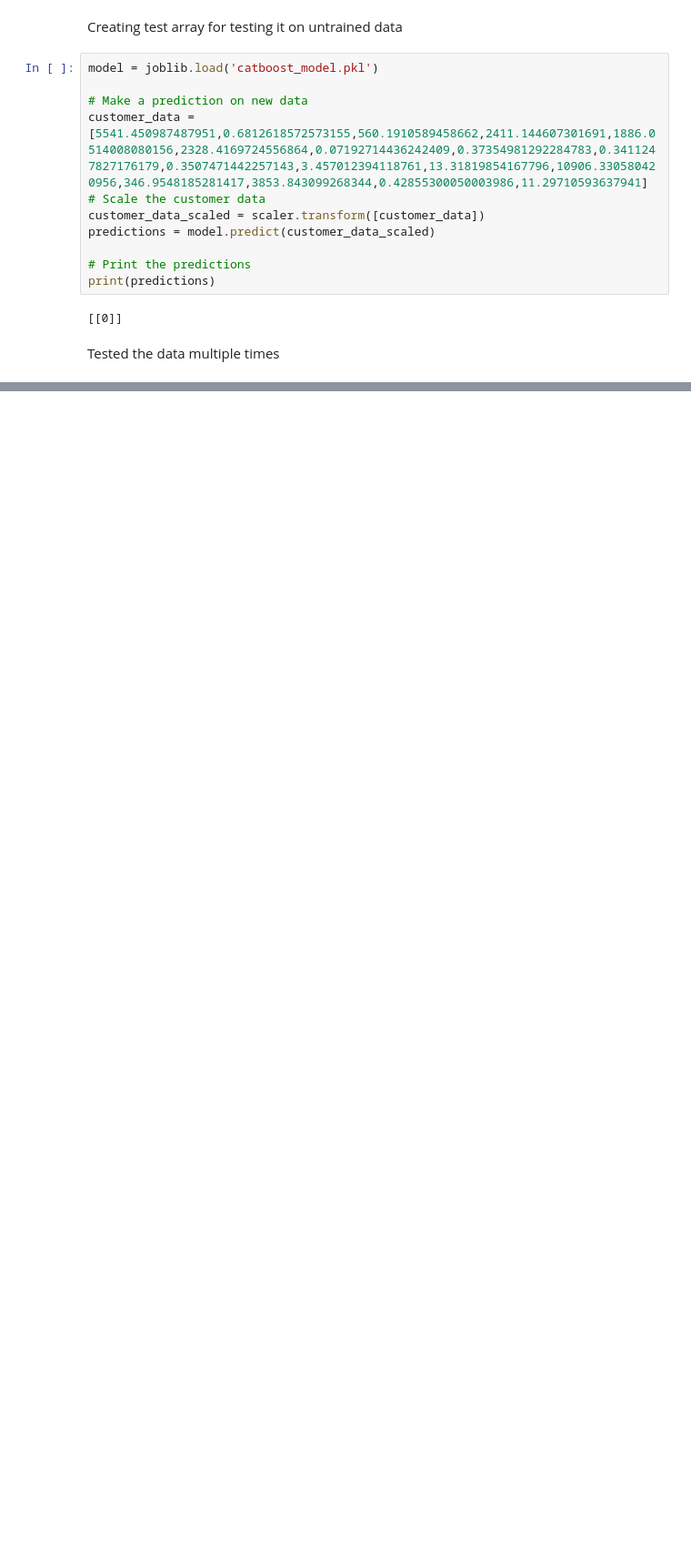
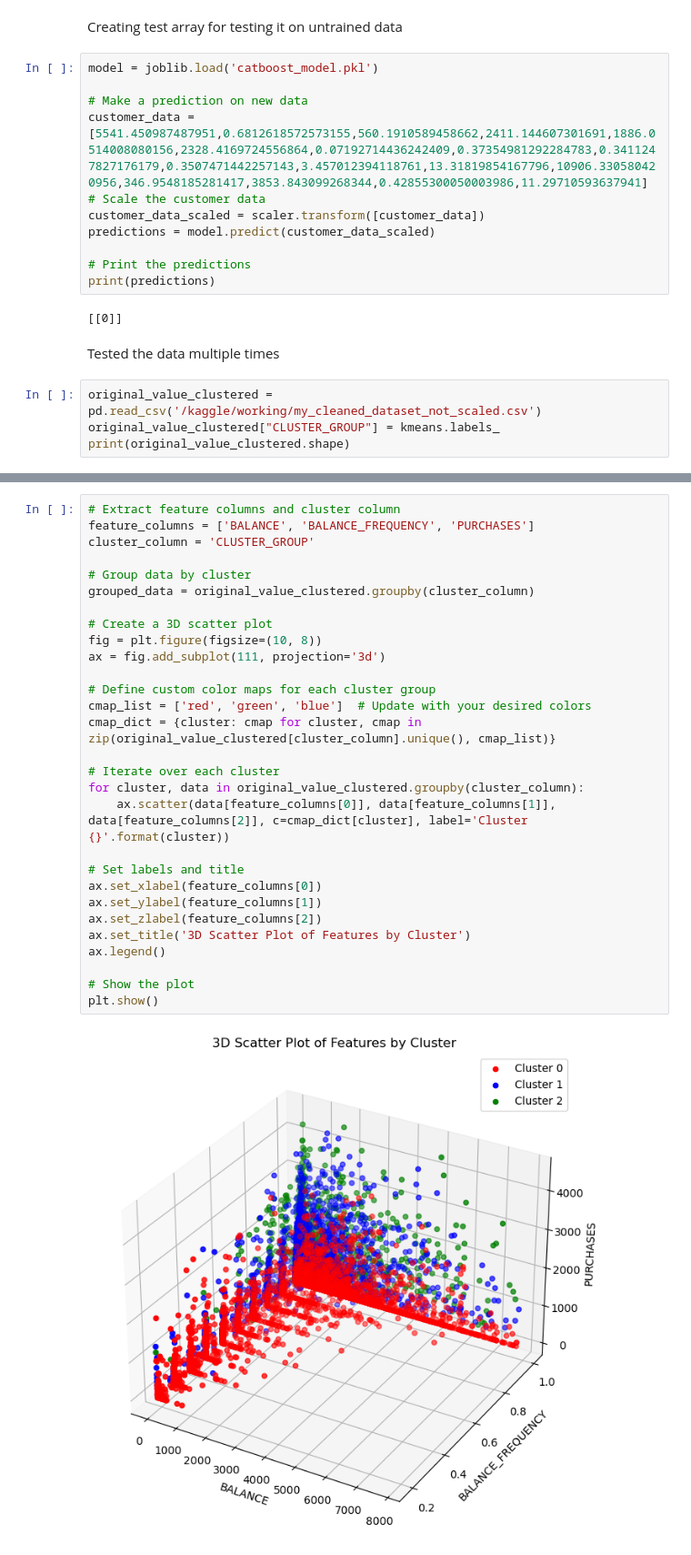
Before and after one commit to KushMarvania/customer_segmentation, a Jupyter notebook: customer segmentation.ipynb, the cells around one changed output, grey strips where cells are left out. Shown at 91% size. Drawn from its saved outputs; the diff is of its cells as text; blank space fills up the shorter version.

Commit message:
Kaggle Notebook | notebookb6c1412b77 | Version 10

```diff
--- a/customer segmentation.ipynb
+++ b/customer segmentation.ipynb
@@ -950,3 +950,7 @@ print(predictions)
 [[0]]
 # %% [markdown]
 Tested the data multiple times
+# %%
+original_value_clustered = pd.read_csv('/kaggle/working/my_cleaned_dataset_not_scaled.csv')
+original_value_clustered["CLUSTER_GROUP"] = kmeans.labels_
+print(original_value_clustered.shape)
@@ -952,0 +998,31 @@ Tested the data multiple times
+# %%
+# Extract feature columns and cluster column
+feature_columns = ['BALANCE', 'BALANCE_FREQUENCY', 'PURCHASES']
+cluster_column = 'CLUSTER_GROUP'
+
+# Group data by cluster
+grouped_data = original_value_clustered.groupby(cluster_column)
+
+# Create a 3D scatter plot
+fig = plt.figure(figsize=(10, 8))
+ax = fig.add_subplot(111, projection='3d')
+
+# Define custom color maps for each cluster group
+cmap_list = ['red', 'green', 'blue']  # Update with your desired colors
+cmap_dict = {cluster: cmap for cluster, cmap in zip(original_value_clustered[cluster_column].unique(), cmap_list)}
+
+# Iterate over each cluster
+for cluster, data in original_value_clustered.groupby(cluster_column):
+    ax.scatter(data[feature_columns[0]], data[feature_columns[1]], data[feature_columns[2]], c=cmap_dict[cluster], label='Cluster {}'.format(cluster))
+
+# Set labels and title
+ax.set_xlabel(feature_columns[0])
+ax.set_ylabel(feature_columns[1])
+ax.set_zlabel(feature_columns[2])
+ax.set_title('3D Scatter Plot of Features by Cluster')
+ax.legend()
+
+# Show the plot
+plt.show()
+# %% [output]
+[figure, added]
```
Also changed, not shown: parts of 11 cells of this notebook.
